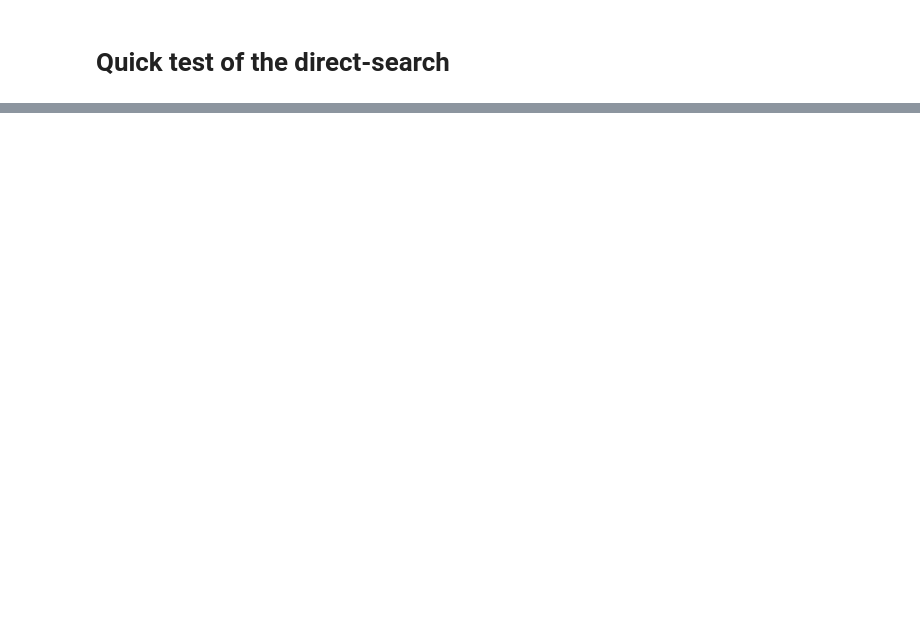
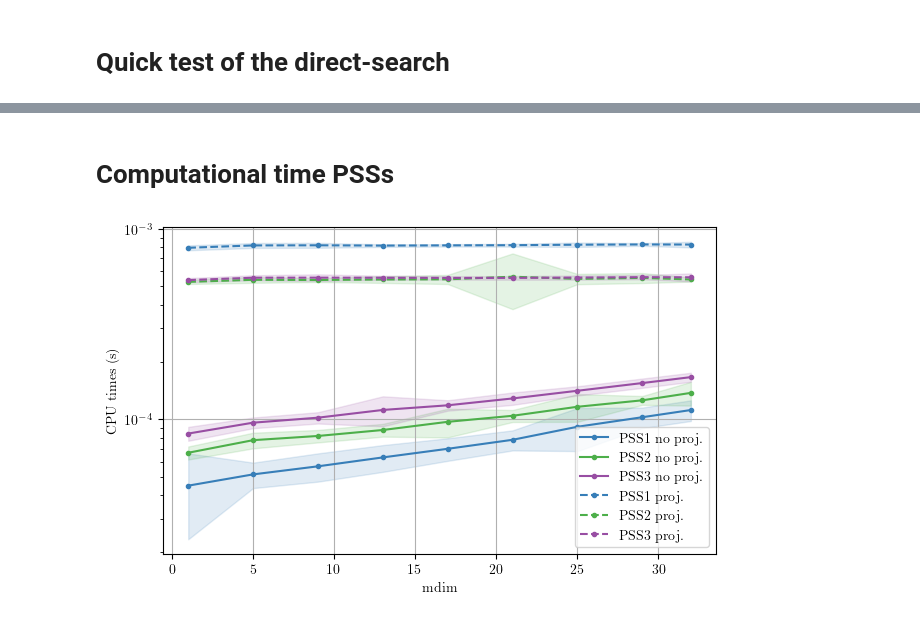
Before and after one commit to bastiencavarretta/intrinsic-vs-projected-directsearch, a Jupyter notebook: synchronization_rotations/render_results.ipynb, the cells around one changed output, grey strips where cells are left out. Drawn from its saved outputs; the diff is of its cells as text; code cells hidden in the pictures; blank space fills up the shorter version.

```diff
--- a/synchronization_rotations/render_results.ipynb
+++ b/synchronization_rotations/render_results.ipynb
@@ -293,0 +286,2 @@ for projection, rotation, psstype in itertools.product([0, 1], [1], [1, 2, 3]):
+# %% [markdown]
+# Computational time PSSs
@@ -293,0 +290,36 @@ for projection, rotation, psstype in itertools.product([0, 1], [1], [1, 2, 3]):
+# %%
+def time_compute(problemtype,mdims,adim, pss_instances = np.arange(1,11), psstypes = [1,2,3], projections = [0,1], rotations = [0,1], pb_instances = np.arange(1,10), printing = False,seed = 42
+):
+    """vn: rpz taille espace ambiant pour linear subspace et eigh, nombre de rotations pour synchrot
+    vd : rpz dimension espace pour linear subspace et eigh, taille des matrices pour synchrot"""
+    time_dic = []
+    # for mdim, codim in itertools.product(mdims,codims): si je veux libérer codim de mdim
+    for mdim in mdims:
+        codim = adim - mdim
+        print(f"Running for mdim={mdim}, codim={codim}") if printing else None
+        adim = mdim + codim
+        if problemtype == "eigh":
+            problem = ProblemEigh(adim = adim,mdim = mdim)
+        elif problemtype == "linearsubspace":
+            B = po.manifolds.Stiefel(adim,mdim).random_point()
+            problem = ProblemLinearSubspace(B)
+        for pb_instance in pb_instances:
+            np.random.seed(seed)
+            x = problem.manifold.random_point()
+            for rotation, projection, psstype, pss_instance in itertools.product(rotations, projections, psstypes, pss_instances):
+                # print(f"Rotation: {rotation}, Projection: {projection}, PSS type: {psstype},pss instance: {pss_instance}, d: {mdim}, pb instance: {pb_instance}")
+                s = time.process_time()
+                problem.build_pss(x,projection=projection, rotation=rotation, psstype=psstype)
+                e = time.process_time()
+                time_dic.append({
+                    "problemtype": problemtype,
+                    "mdim": mdim,
+                    "codim": codim,
+                    "pb_instance": pb_instance,
+                    "rotation": rotation,
+                    "projection": projection,
+                    "psstype": psstype,
+                    "pss_instance": pss_instance,
+                    "time": e-s
+                })
+    return time_dic
@@ -293,0 +425,8 @@ for projection, rotation, psstype in itertools.product([0, 1], [1], [1, 2, 3]):
+# %%
+adim = 32
+mdims = np.arange(1,adim,4)
+mdims = np.append(mdims, adim)
+a = time_compute("linearsubspace", mdims=mdims, adim = adim, pss_instances = np.arange(0,10), pb_instances = np.arange(0,10), psstypes = [1,2,3], projections = [0,1], rotations = [0,1],printing = False, seed = seed)
+pl = plot_time_results(a,rot = 1,adim = adim)
+# %% [output]
+[figure, added]
```
Also changed, not shown: parts of 14 cells of this notebook, 36 other files.
